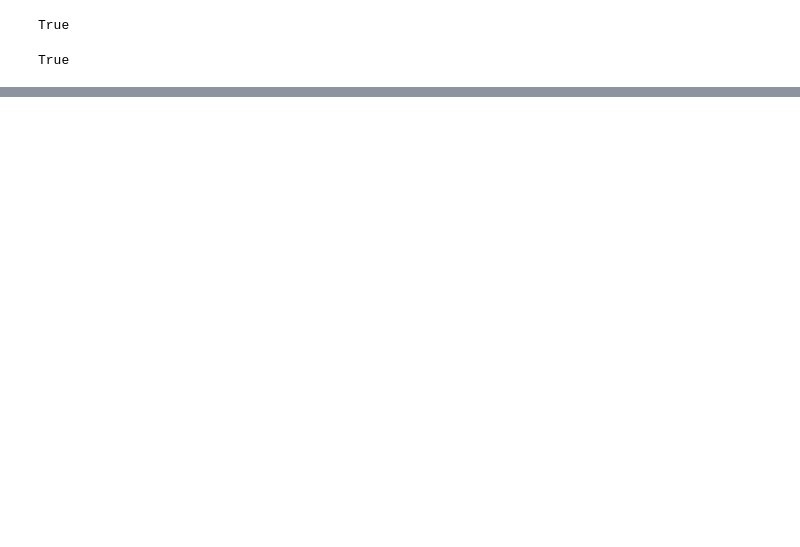
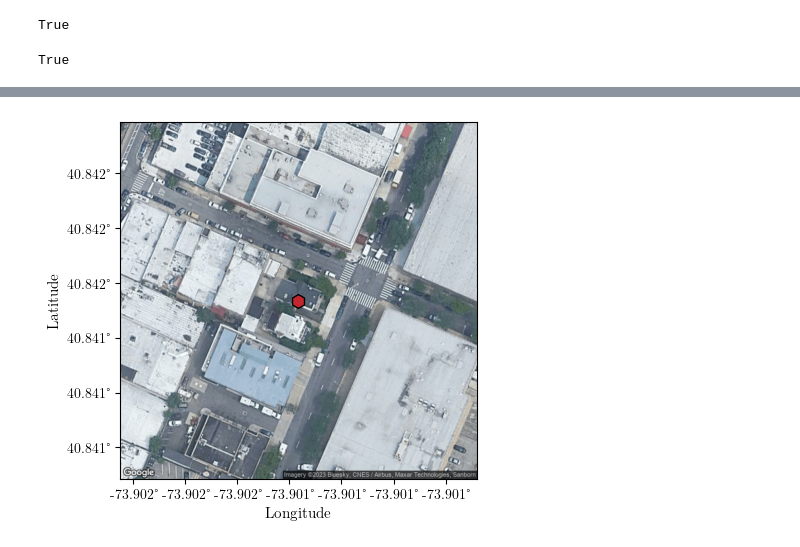
Before and after one commit to jonas-roeser/bachelors-thesis, a Jupyter notebook: src/02_data_exploration.ipynb, the cells around one changed output, grey strips where cells are left out. Saved outputs shown, nothing was run; the diff lists cells and outputs as text; code cells hidden in the pictures; blank space fills up the shorter version.

```diff
--- a/src/02_data_exploration.ipynb
+++ b/src/02_data_exploration.ipynb
@@ -77,0 +111,13 @@ data_overview.to_csv('../data/raw/property-sales_new-york-city_2022_geocoded_dat
+# %%
+# Plot sample image at zoom level 19
+index = 0
+zoom_level = 19
+sf.plot_satellite_image(
+    index=index,
+    location_lat=df.location_lat[index],
+    location_long=df.location_long[index],
+    zoom_level=zoom_level,
+    save_as=f'../data/satellite-images_new-york-city_2022_640x640_{zoom_level}_{index}.pdf'
+    )
+# %% [output]
+[figure, added]
```
Also changed, not shown: parts of 5 cells of this notebook, 3 other files.
